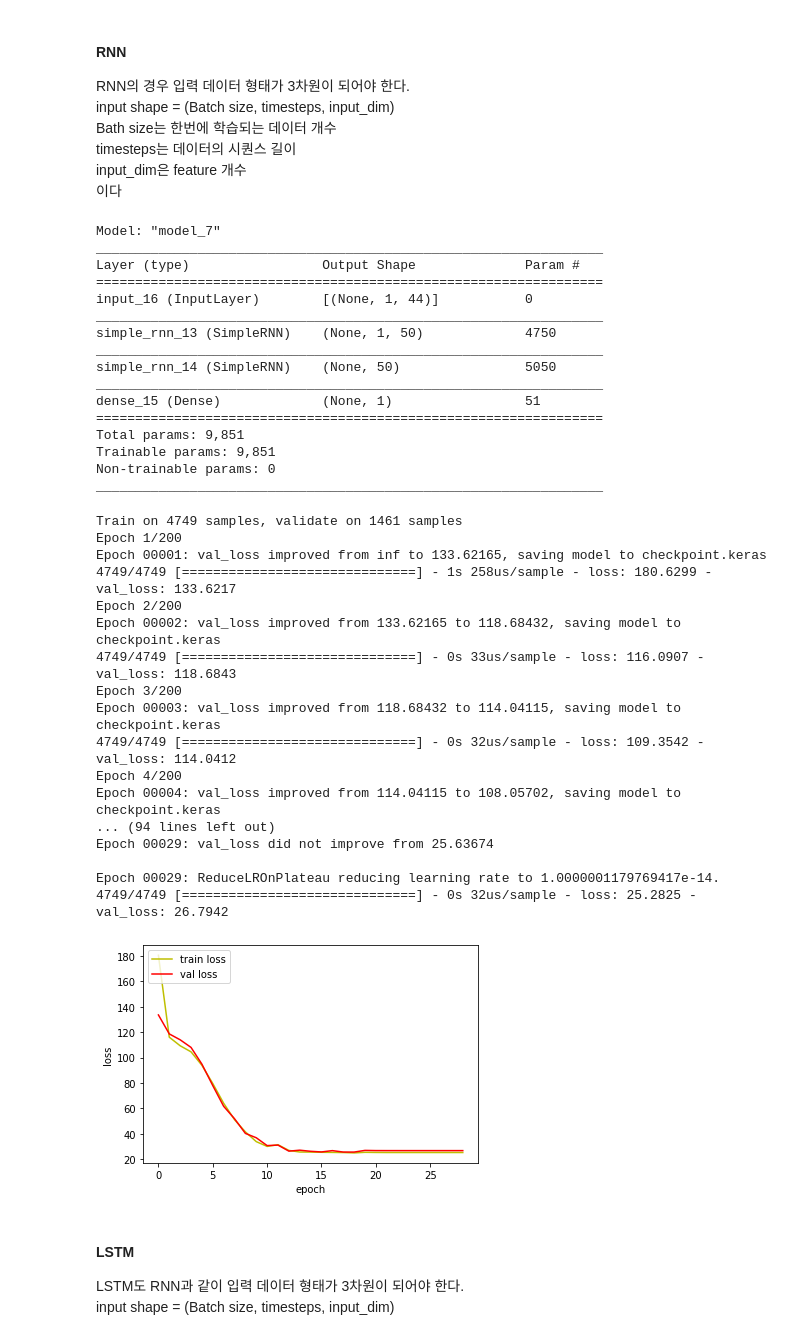
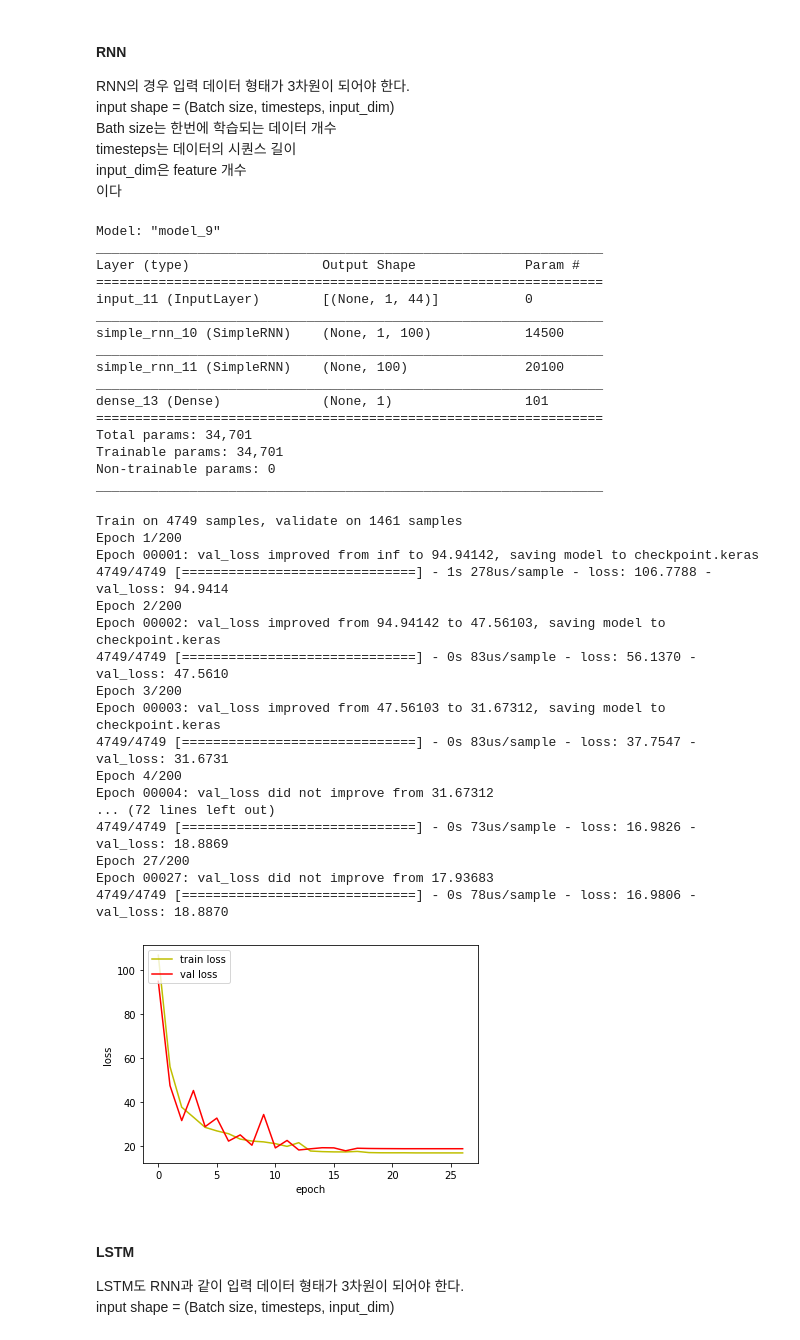
Before and after one commit to ParkSunA/Temperature-Prediction, a Jupyter notebook: DNN과 RNN과 LSTM 비교.ipynb, the cells around one changed output. Cells and saved outputs as stored; diff of their text form; code cells hidden in the pictures.

```diff
--- a/DNN과 RNN과 LSTM 비교.ipynb
+++ b/DNN과 RNN과 LSTM 비교.ipynb
@@ -189,8 +189,8 @@ input_dim은 feature 개수
 이다
 # %%
 inputs_1 = tf.keras.Input(shape=(1,44))
-rnn = tf.keras.layers.SimpleRNN(50, return_sequences=True)(inputs_1)
-rnn = tf.keras.layers.SimpleRNN(50, return_sequences=False)(rnn)
+rnn = tf.keras.layers.SimpleRNN(100, return_sequences=True)(inputs_1)
+rnn = tf.keras.layers.SimpleRNN(100, return_sequences=False)(rnn)
 output = tf.keras.layers.Dense(1)(rnn)
 
 RNN = tf.keras.Model(inputs=[inputs_1], outputs=output)
@@ -200,20 +200,20 @@ optimizer = tf.keras.optimizers.Adam(lr = 0.001)
 RNN.compile(loss='mse', optimizer=optimizer)
 RNN.summary()
 # %% [output]
-Model: "model_7"
+Model: "model_9"
 _________________________________________________________________
 Layer (type)                 Output Shape              Param #
 =================================================================
-input_16 (InputLayer)        [(None, 1, 44)]           0
+input_11 (InputLayer)        [(None, 1, 44)]           0
 _________________________________________________________________
-simple_rnn_13 (SimpleRNN)    (None, 1, 50)             4750
+simple_rnn_10 (SimpleRNN)    (None, 1, 100)            14500
 _________________________________________________________________
-simple_rnn_14 (SimpleRNN)    (None, 50)                5050
+simple_rnn_11 (SimpleRNN)    (None, 100)               20100
 _________________________________________________________________
-dense_15 (Dense)             (None, 1)                 51
+dense_13 (Dense)             (None, 1)                 101
 =================================================================
-Total params: 9,851
-Trainable params: 9,851
+Total params: 34,701
+Trainable params: 34,701
 Non-trainable params: 0
 _________________________________________________________________
 # %%
@@ -227,47 +227,47 @@ callback_checkpoint = ModelCheckpoint(filepath=path_checkpoint,
 callback_early_stopping = EarlyStopping(monitor='val_loss', patience=10,verbose=0)
 
 
 callback_reduce_lr = ReduceLROnPlateau(monitor='loss',
                                        factor=0.1,
                                        patience=1,
                                        verbose=1)
 
 callbacks = [callback_early_stopping,
              callback_checkpoint,
              callback_reduce_lr]
 hist = RNN.fit(trainX.values.reshape(-1,1,44),trainY, validation_data=(validX.values.reshape(-1,1,44), validY),
-                 epochs = 200, batch_size=100, callbacks=callbacks, verbose=1)
+                 epochs = 200, batch_size=30, callbacks=callbacks, verbose=1)
 
 fig, loss_ax = plt.subplots()
 
 loss_ax.plot(hist.history['loss'], 'y', label='train loss')
 loss_ax.plot(hist.history['val_loss'], 'r', label='val loss')
 
 loss_ax.set_xlabel('epoch')
 loss_ax.set_ylabel('loss')
 
 loss_ax.legend(loc='upper left')
 
 plt.show()
 # %% [output]
 Train on 4749 samples, validate on 1461 samples
 Epoch 1/200
-Epoch 00001: val_loss improved from inf to 133.62165, saving model to checkpoint.keras
-4749/4749 [==============================] - 1s 258us/sample - loss: 180.6299 - val_loss: 133.6217
+Epoch 00001: val_loss improved from inf to 94.94142, saving model to checkpoint.keras
+4749/4749 [==============================] - 1s 278us/sample - loss: 106.7788 - val_loss: 94.9414
 Epoch 2/200
-Epoch 00002: val_loss improved from 133.62165 to 118.68432, saving model to checkpoint.keras
-4749/4749 [==============================] - 0s 33us/sample - loss: 116.0907 - val_loss: 118.6843
+Epoch 00002: val_loss improved from 94.94142 to 47.56103, saving model to checkpoint.keras
+4749/4749 [==============================] - 0s 83us/sample - loss: 56.1370 - val_loss: 47.5610
 Epoch 3/200
-Epoch 00003: val_loss improved from 118.68432 to 114.04115, saving model to checkpoint.keras
-4749/4749 [==============================] - 0s 32us/sample - loss: 109.3542 - val_loss: 114.0412
+Epoch 00003: val_loss improved from 47.56103 to 31.67312, saving model to checkpoint.keras
+4749/4749 [==============================] - 0s 83us/sample - loss: 37.7547 - val_loss: 31.6731
 Epoch 4/200
-Epoch 00004: val_loss improved from 114.04115 to 108.05702, saving model to checkpoint.keras
-... (94 lines left out)
-Epoch 00029: val_loss did not improve from 25.63674
-
-Epoch 00029: ReduceLROnPlateau reducing learning rate to 1.0000001179769417e-14.
-4749/4749 [==============================] - 0s 32us/sample - loss: 25.2825 - val_loss: 26.7942
+Epoch 00004: val_loss did not improve from 31.67312
+... (72 lines left out)
+4749/4749 [==============================] - 0s 73us/sample - loss: 16.9826 - val_loss: 18.8869
+Epoch 27/200
+Epoch 00027: val_loss did not improve from 17.93683
+4749/4749 [==============================] - 0s 78us/sample - loss: 16.9806 - val_loss: 18.8870
-[figure, old version]
+[figure, new version]
 # %% [markdown]
 #### LSTM
 LSTM도 RNN과 같이 입력 데이터 형태가 3차원이 되어야 한다.
```
Also changed, not shown: parts of 4 cells of this notebook.
